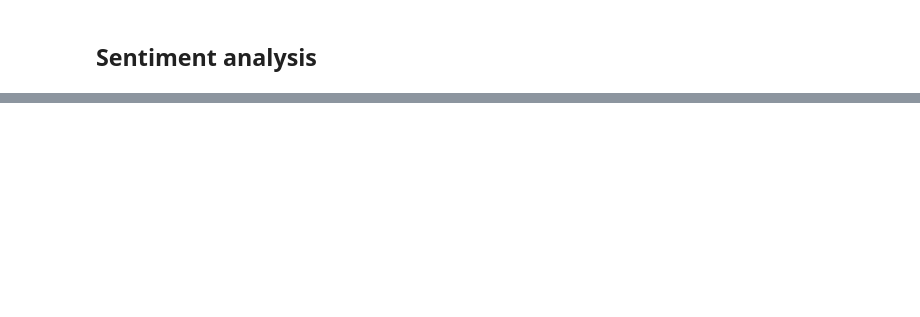
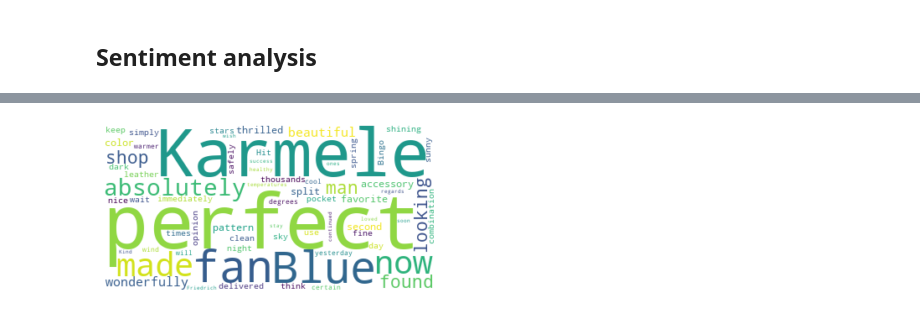
Before and after one commit to mikel-imaz/projects, a Jupyter notebook: _sources/notebooks/olele-analysis.ipynb, the cells around one changed output, grey strips where cells are left out. Saved outputs shown, nothing was run; the diff lists cells and outputs as text; code cells hidden in the pictures; blank space fills up the shorter version.

```diff
--- a/_sources/notebooks/olele-analysis.ipynb
+++ b/_sources/notebooks/olele-analysis.ipynb
@@ -185,3 +185,7 @@ sns.despine()
 plt.show()
 # %% [output]
 [figure]
+# %%
+# Longest review
+longest_review_index = olele["text"].str.len().sort_values(ascending=False).index[0]
+olele[olele.index == longest_review_index]
@@ -187,0 +196,3 @@ plt.show()
+# %%
+longest_review_full_text = list(olele[olele.index == longest_review_index]["text"])[0]
+longest_review_full_text
@@ -189,0 +245,8 @@ plt.show()
+# %%
+cloud = WordCloud(background_color="white").generate(longest_review_full_text)
+# %%
+plt.imshow(cloud, interpolation='bilinear')
+plt.axis('off')
+plt.show()
+# %% [output]
+[figure, added]
```
Also changed, not shown: parts of 9 cells of this notebook, 6 other files.
